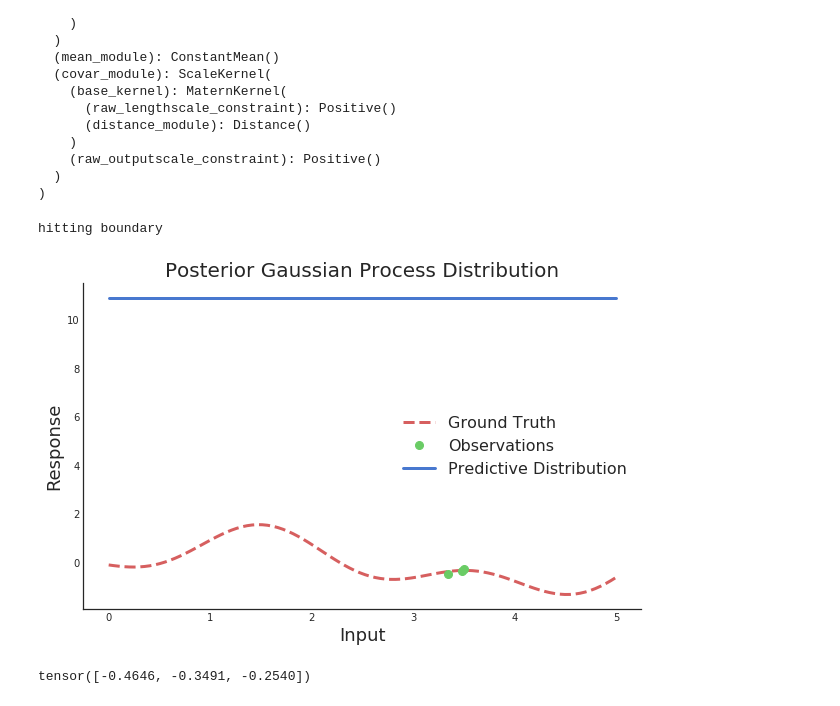
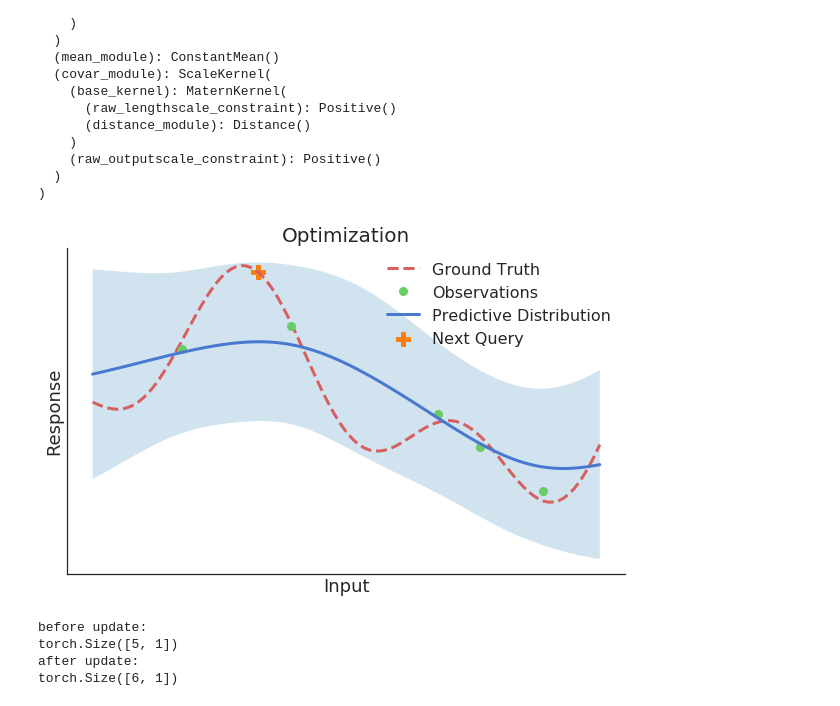
Before and after one commit to g-benton/PCC-RL, a Jupyter notebook: Notebooks/plots_for_midpoint_presentation.ipynb, the cells around one changed output. Cells and saved outputs as stored; diff of their text form; code cells hidden in the pictures.

Commit message:
clearing print statements

```diff
--- a/Notebooks/plots_for_midpoint_presentation.ipynb
+++ b/Notebooks/plots_for_midpoint_presentation.ipynb
@@ -135,25 +135,25 @@ plt.show()
 # %% [markdown]
 ## Bayesian Optimization
 # %%
-train_x = torch.rand(3) * 5
+train_x = torch.rand(5) * 5
 train_y = true_func(train_x)
 # %%
-bayesopt = BayesOpt(train_x, train_y, normalize=True, normalize_y=True, max_x=5.)
+bayesopt = BayesOpt(train_x, train_y, normalize=False, normalize_y=False, max_x=5.)
 # %%
-bayesopt.surrogate.train()
-bayesopt.surrogate_lh.train()
+# bayesopt.surrogate.train()
+# bayesopt.surrogate_lh.train()
 
-optimizer = torch.optim.Adam(bayesopt.surrogate.parameters(), lr=0.01)
-mll = gpytorch.mlls.ExactMarginalLogLikelihood(bayesopt.surrogate_lh,
-                                               bayesopt.surrogate)
+# optimizer = torch.optim.Adam(bayesopt.surrogate.parameters(), lr=0.01)
+# mll = gpytorch.mlls.ExactMarginalLogLikelihood(bayesopt.surrogate_lh,
+#                                                bayesopt.surrogate)
 
-for i in range(200):
-    # Zero gradients from previous iteration
-    optimizer.zero_grad()
-    # Output from model
-    output = bayesopt.surrogate(bayesopt.train_x)
-    # Calc loss and backprop gradients
-    loss = -mll(output, bayesopt.train_y)
-    loss.backward()
-    optimizer.step()
-    print(loss.item())
+# for i in range(200):
+#     # Zero gradients from previous iteration
+#     optimizer.zero_grad()
+#     # Output from model
+#     output = bayesopt.surrogate(bayesopt.train_x)
+#     # Calc loss and backprop gradients
+#     loss = -mll(output, bayesopt.train_y)
+#     loss.backward()
+#     optimizer.step()
+#     print(loss.item())
@@ -215,8 +197,6 @@ Surrogate(
 )
 # %%
 next_query = bayesopt.acquire()
-# %% [output]
-hitting boundary
 # %%
 bayesopt.surrogate.eval();
 bayesopt.surrogate_lh.eval();
@@ -227,33 +207,39 @@ lower, upper = pred_dist.confidence_region()
 # %%
 label_fs = 18
 title_fs = 20
 leg_fs = 16
 lwd = 3.
 
 plt.figure(figsize=(10, 6))
 sns.set_style("white")
 colors = sns.color_palette("muted")
 plt.plot(test_x, true_y.detach(), label="Ground Truth", color=colors[2],
         linewidth=lwd, linestyle="--")
 plt.plot(train_x, train_y.detach(), marker="o", linestyle="None",
         label="Observations", color=colors[1], markersize=8)
 plt.plot(test_x, pred_mean.detach(), label="Predictive Distribution", color=colors[0],
         linewidth=lwd)
 plt.fill_between(test_x, lower.detach(), upper.detach(),
                 alpha=0.2)
 
+plt.scatter(next_query, true_func(next_query, 0.).detach(), marker="P", s=200,
+           label="Next Query")
+
 plt.xlabel("Input", fontsize=label_fs)
 plt.ylabel("Response", fontsize=label_fs)
-plt.title("Posterior Gaussian Process Distribution",
+plt.title("Optimization",
          fontsize=title_fs)
-# plt.xticks([])
-# plt.yticks([])
+plt.xticks([])
+plt.yticks([])
 sns.despine()
 plt.legend(fontsize=leg_fs)
 plt.show()
 # %% [output]
-[figure, old version]
+[figure, new version]
-# %%
-bayesopt.surrogate.train_targets
-# %% [output]
-tensor([-0.4646, -0.3491, -0.2540])
+# %%
+bayesopt.update_obs(next_query.unsqueeze(0), true_func(next_query).unsqueeze(0))
+# %% [output]
+before update:
+torch.Size([5, 1])
+after update:
+torch.Size([6, 1])
```
Also changed, not shown: parts of 6 cells of this notebook, 1 other file.
